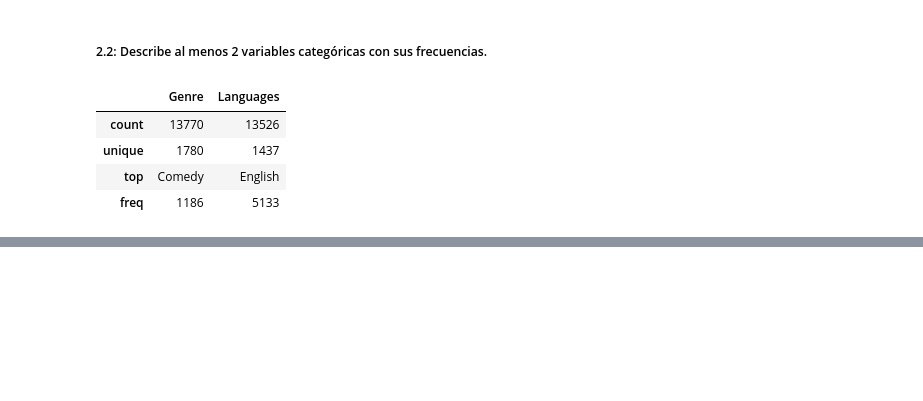
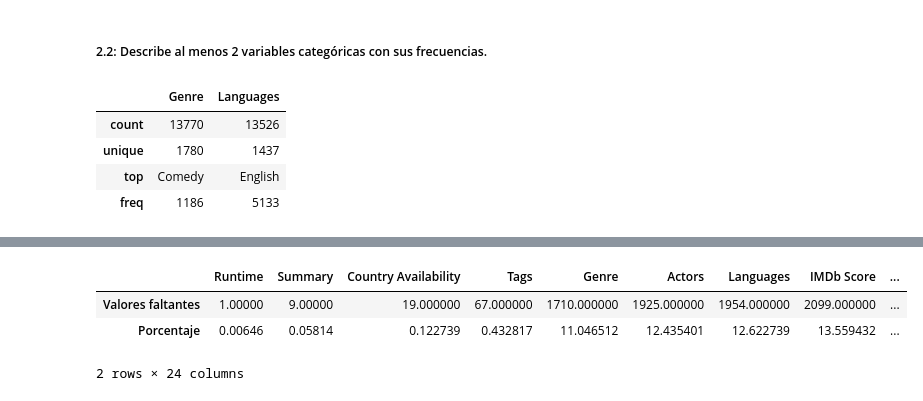
Before and after one commit to yagohuerta7-y/Diplomado-Tecnicas-Estadisticas-y-Mineria-de-Datos, a Jupyter notebook: Unidad_3/Tarea/Codigo/Practica_Integradora/practica_integradora.ipynb, the cells around one changed output, grey strips where cells are left out. Saved outputs shown, nothing was run; the diff lists cells and outputs as text; code cells hidden in the pictures; blank space fills up the shorter version.

```diff
--- a/Unidad_3/Tarea/Codigo/Practica_Integradora/practica_integradora.ipynb
+++ b/Unidad_3/Tarea/Codigo/Practica_Integradora/practica_integradora.ipynb
@@ -171,0 +255,7 @@ df[["Genre", "Languages"]].describe()
+# %%
+faltantes.T[:100]
+# %% [output]
+|  | Runtime | Summary | Country Availability | Tags | Genre | Actors | Languages | IMDb Score | ... |
+| Valores faltantes | 1.00000 | 9.00000 | 19.000000 | 67.000000 | 1710.000000 | 1925.000000 | 1954.000000 | 2099.000000 | ... |
+| Porcentaje | 0.00646 | 0.05814 | 0.122739 | 0.432817 | 11.046512 | 12.435401 | 12.622739 | 13.559432 | ... |
+2 rows × 24 columns
```
Also changed, not shown: parts of 8 cells of this notebook, 1 other file.
